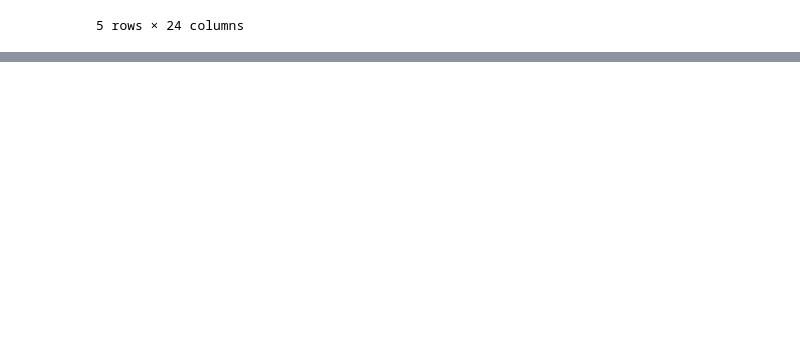
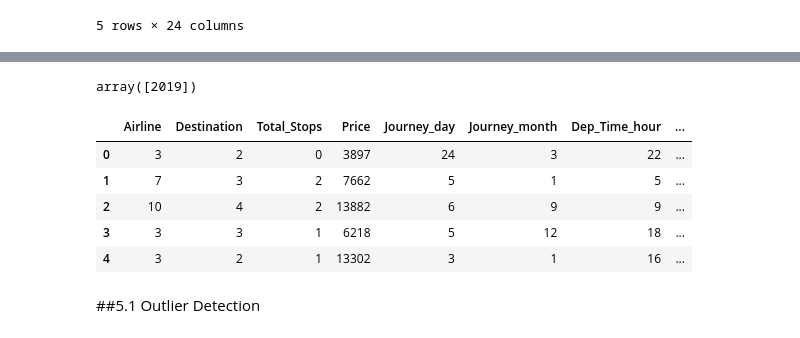
Before and after one commit to anilaksu/AI-and-Data-Science-Codes, a Jupyter notebook: Data_Science_Project_1_Airlines_Ticket_Fare.ipynb, the cells around one changed output, grey strips where cells are left out. Saved outputs shown, nothing was run; the diff lists cells and outputs as text; code cells hidden in the pictures; blank space fills up the shorter version.

```diff
--- a/Data_Science_Project_1_Airlines_Ticket_Fare.ipynb
+++ b/Data_Science_Project_1_Airlines_Ticket_Fare.ipynb
@@ -335,0 +333,5 @@ Name: Destination, Length: 10682, dtype: int64
+# %%
+# Here we create a dictionary using Stop Count and map it back
+stop = {'non-stop':0, '2 stops':2, '1 stop':1, '3 stops':3, '4 stops':4}
+data['Total_Stops'] = data['Total_Stops'].map(stop)
+data['Total_Stops']
@@ -335,0 +351,27 @@ Name: Destination, Length: 10682, dtype: int64
+# %%
+# Here we remove unnecessary features
+data.drop(columns = ['Date_of_Journey', 'Additional_Info', 'Duration_total_mins', 'Source'], inplace = True)
+# %%
+# Year of flights
+data['Journey_year'].unique()
+# %% [output]
+array([2019])
+# %%
+# Since there is only one year, it does not make any difference
+data.drop(columns = ['Journey_year'], inplace = True)
+# %%
+# Here we already have the number of stops, so we don't need the Route anymore
+data.drop(columns = ['Route'], axis = 1, inplace = True)
+# %%
+# We already transformed duration so that we can drop the original Duration column
+data.drop(columns = ['Duration'], axis = 1, inplace = True)
+data.head()
+# %% [output]
+|  | Airline | Destination | Total_Stops | Price | Journey_day | Journey_month | Dep_Time_hour | ... |
+| 0 | 3 | 2 | 0 | 3897 | 24 | 3 | 22 | ... |
+| 1 | 7 | 3 | 2 | 7662 | 5 | 1 | 5 | ... |
+| 2 | 10 | 4 | 2 | 13882 | 6 | 9 | 9 | ... |
+| 3 | 3 | 3 | 1 | 6218 | 5 | 12 | 18 | ... |
+| 4 | 3 | 2 | 1 | 13302 | 3 | 1 | 16 | ... |
+# %% [markdown]
+##5.1 Outlier Detection
```
Also changed, not shown: parts of 21 cells of this notebook.
